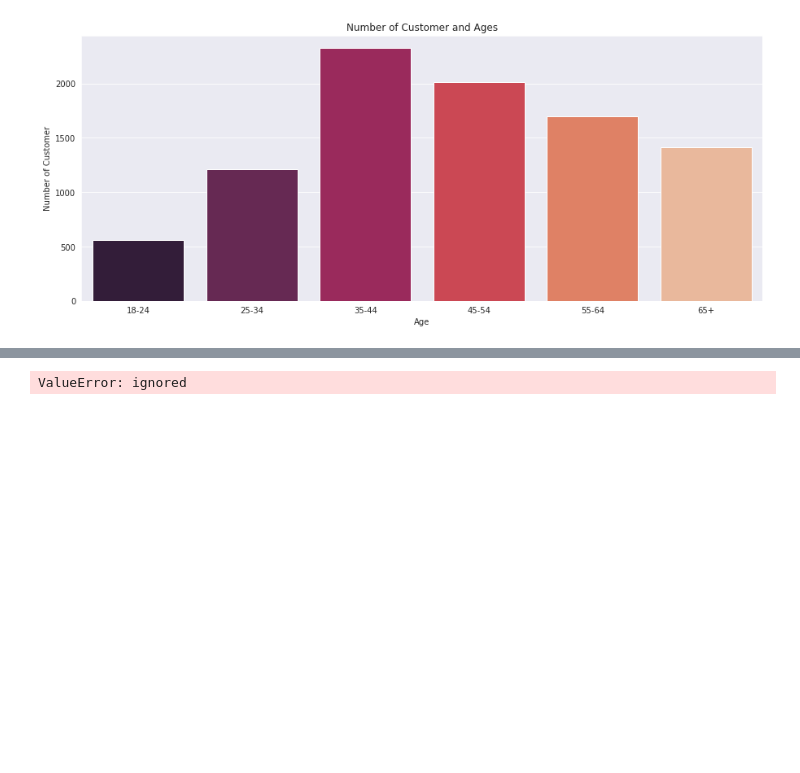
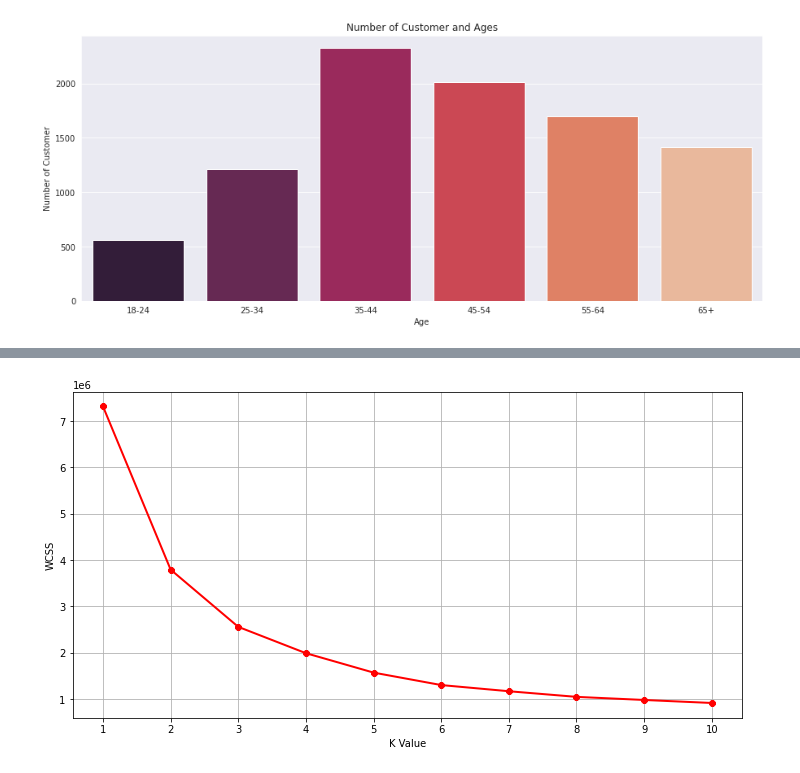
Before and after one commit to nasirxia/Analysis-Project-2022-Fall, a Jupyter notebook: ALP-2.ipynb, the cells around one changed output, grey strips where cells are left out. Saved outputs shown, nothing was run; the diff lists cells and outputs as text; code cells hidden in the pictures; blank space fills up the shorter version.

```diff
--- a/ALP-2.ipynb
+++ b/ALP-2.ipynb
@@ -7,7 +7,7 @@ import pandas as pd
 import matplotlib.pyplot as plt
 import seaborn as sns
 
-df = pd.read_csv("/content/Data0131.csv")
+df = pd.read_csv("/content/sample_data/Data0131.csv")
 df.drop(["sale_id","sale_date","product_name","price","qty"], axis = 1, inplace=True)
 df.head()
 # %% [output]
@@ -197,18 +253,16 @@ df.head()
 # %%
-#ad_exp, produc_brand, sales, gender, st, marital, education, income, age, prime, these variables may be considered in segmenting the customers
-
 from sklearn.cluster import KMeans
 wcss = []
 for k in range(1,11):
     kmeans = KMeans(n_clusters=k, init="k-means++")
-    kmeans.fit(df.iloc[:,1:])
+    kmeans.fit(df.iloc[:,:])
     wcss.append(kmeans.inertia_)
 plt.figure(figsize=(12,6))
 plt.grid()
 plt.plot(range(1,11),wcss, linewidth=2, color="red", marker ="8")
 plt.xlabel("K Value")
 plt.xticks(np.arange(1,11,1))
 plt.ylabel("WCSS")
 plt.show()
 # %% [output]
-ValueError: ignored
+[figure, added]
```
Also changed, not shown: parts of 2 cells of this notebook.
